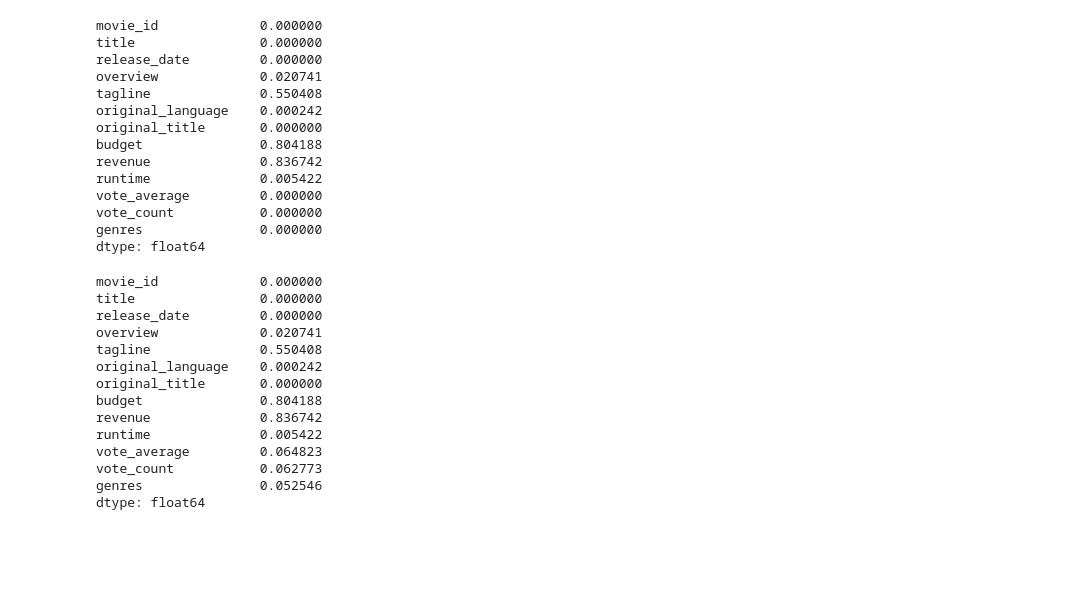
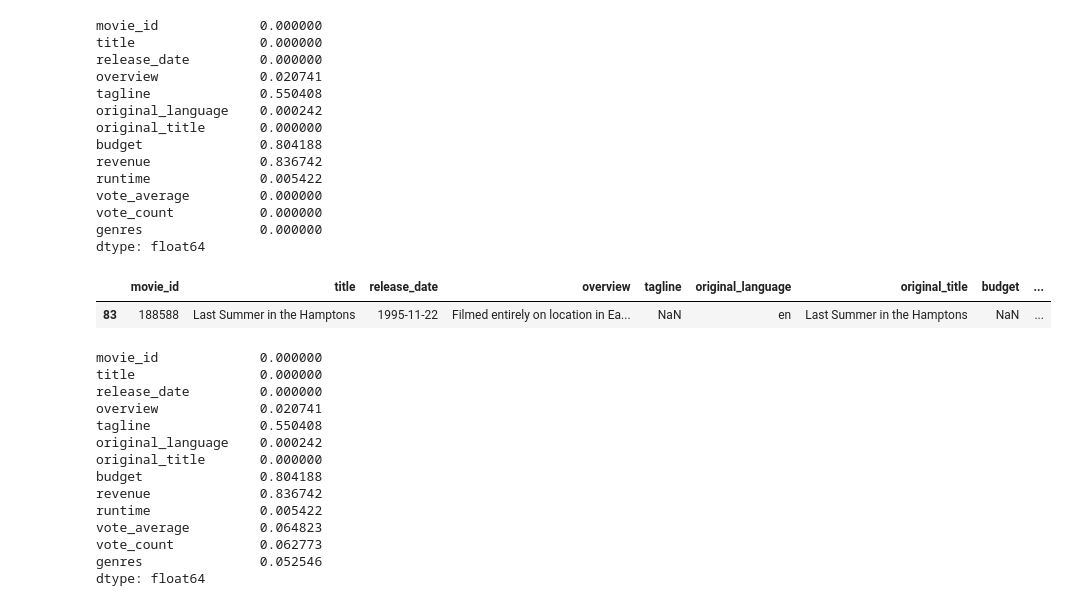
Before and after one commit to tritmeester/data-analytics-course-python, a Jupyter notebook: exercises/solutions/exploratie_visualisatie.ipynb, the cells around one changed output. Cells and saved outputs as stored; diff of their text form; code cells hidden in the pictures; blank space fills up the shorter version.

```diff
--- a/exercises/solutions/exploratie_visualisatie.ipynb
+++ b/exercises/solutions/exploratie_visualisatie.ipynb
@@ -62,6 +62,11 @@ vote_average         0.000000
 vote_count           0.000000
 genres               0.000000
 dtype: float64
+# %%
+movies_df.loc[pd.col('title') == 'Last Summer in the Hamptons']
+# %% [output]
+|  | movie_id | title | release_date | overview | tagline | original_language | original_title | budget | ... |
+| 83 | 188588 | Last Summer in the Hamptons | 1995-11-22 | Filmed entirely on location in Ea... | NaN | en | Last Summer in the Hamptons | NaN | ... |
 # %%
 movies_df_extended_null = movies_df.assign(
                                         vote_count = pd.col('vote_count').replace({0: np.nan}),
```
Also changed, not shown: parts of 3 cells of this notebook, 4 other files.
